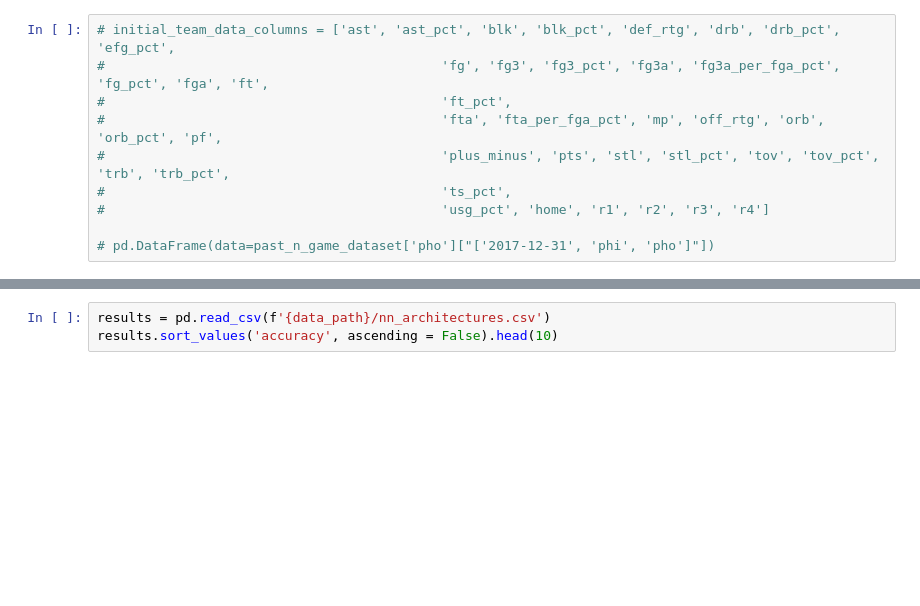
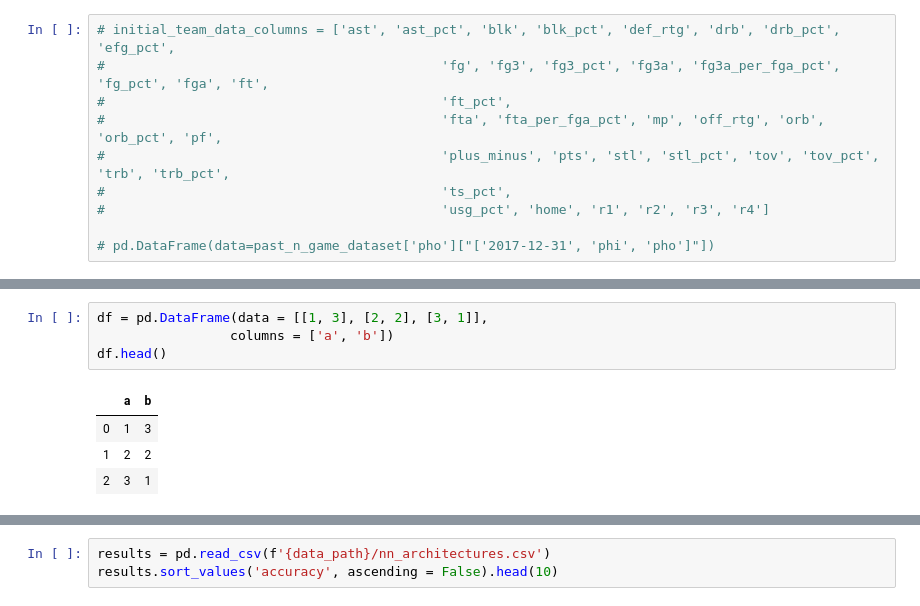
Before and after one commit to tristan00/sports_predictor, a Jupyter notebook: nba/eda.ipynb, the cells around one changed output, grey strips where cells are left out. Cells and saved outputs as stored; diff of their text form; blank space fills up the shorter version.

```diff
--- a/nba/eda.ipynb
+++ b/nba/eda.ipynb
@@ -156,0 +250,9 @@ results.sort_values('accuracy', ascending = False).head(20)
+# %%
+df = pd.DataFrame(data = [[1, 3], [2, 2], [3, 1]],
+                 columns = ['a', 'b'])
+df.head()
+# %% [output]
+|  | a | b |
+| 0 | 1 | 3 |
+| 1 | 2 | 2 |
+| 2 | 3 | 1 |
```
Also changed, not shown: parts of 17 cells of this notebook, 3 other files.
